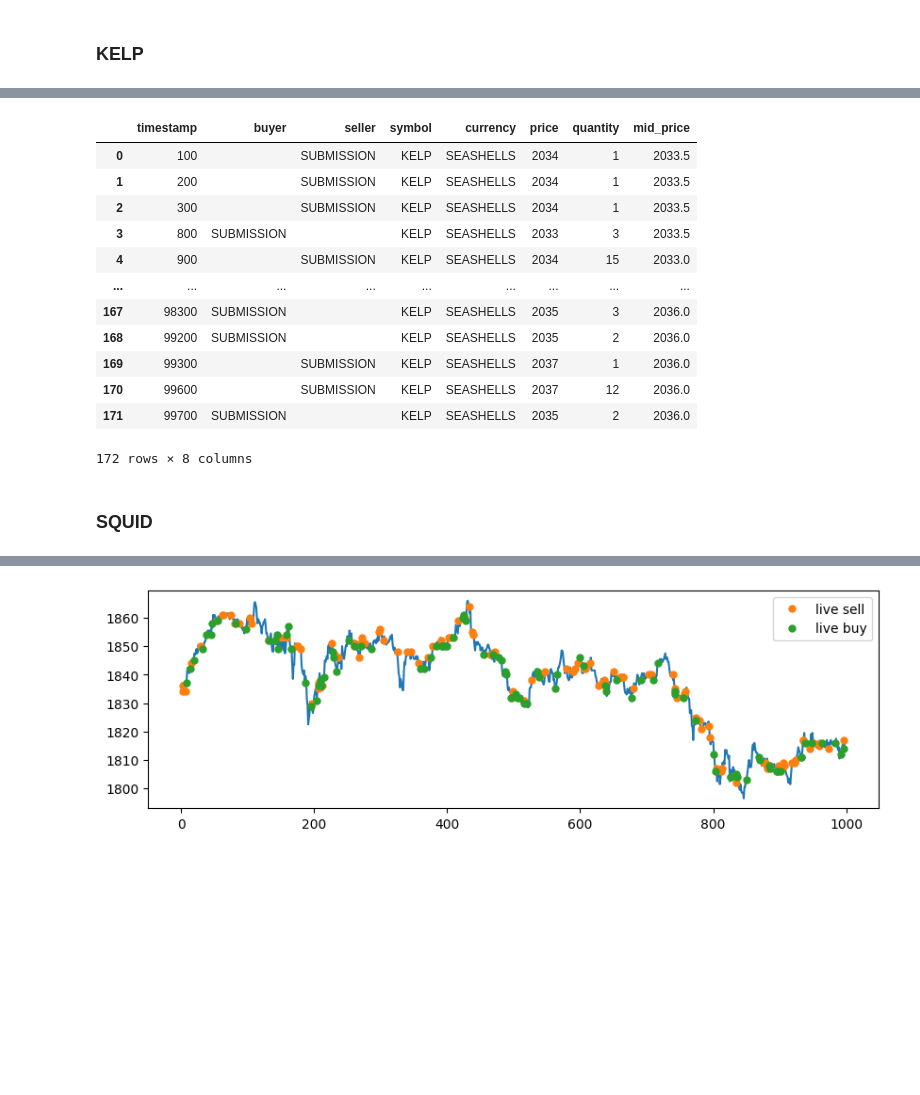
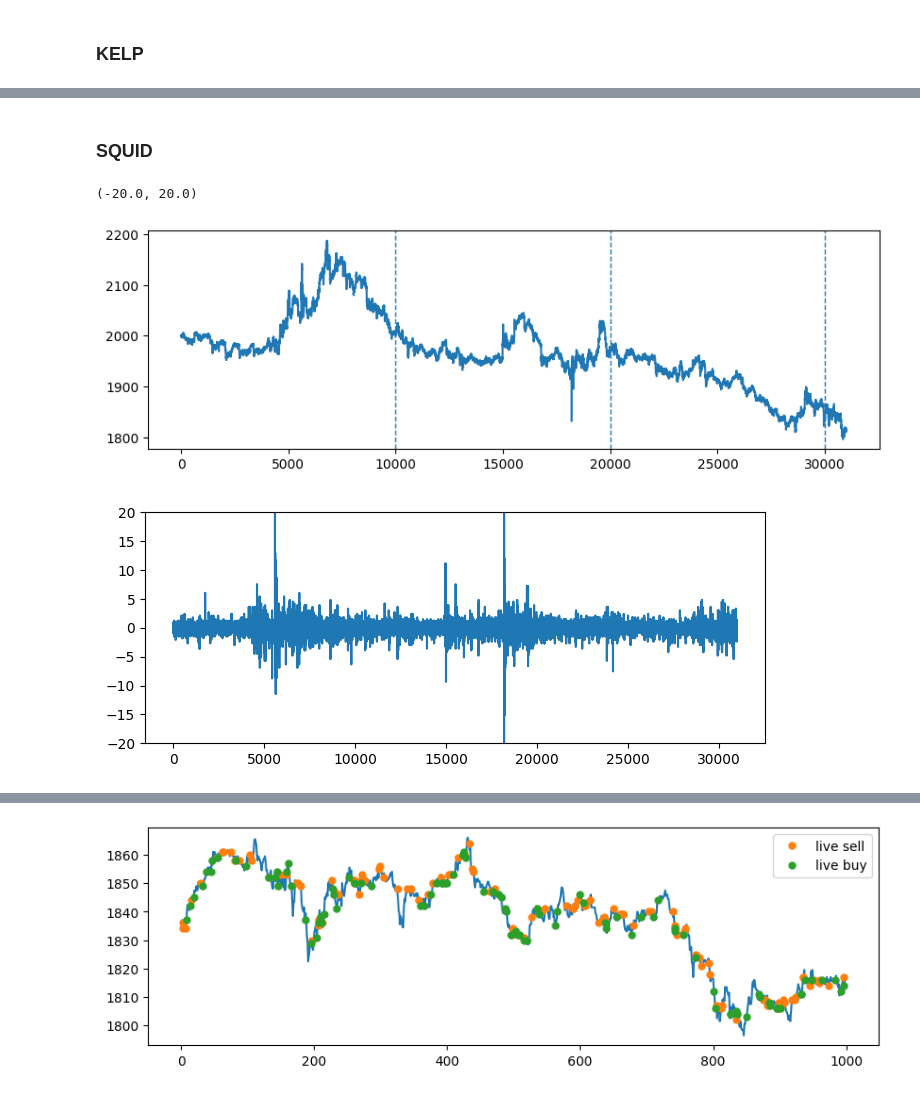
Before and after one commit to karinsim/Prosperity-by-IMC, a Jupyter notebook: round1.ipynb, the cells around one changed output, grey strips where cells are left out. Cells and saved outputs as stored; diff of their text form; code cells hidden in the pictures; blank space fills up the shorter version.

```diff
--- a/round1.ipynb
+++ b/round1.ipynb
@@ -115,18 +104,19 @@ plt.show()
-# %%
-kelp_hist
-# %% [output]
-|  | timestamp | buyer | seller | symbol | currency | price | quantity | mid_price |
-| 0 | 100 |  | SUBMISSION | KELP | SEASHELLS | 2034 | 1 | 2033.5 |
-| 1 | 200 |  | SUBMISSION | KELP | SEASHELLS | 2034 | 1 | 2033.5 |
-| 2 | 300 |  | SUBMISSION | KELP | SEASHELLS | 2034 | 1 | 2033.5 |
-| 3 | 800 | SUBMISSION |  | KELP | SEASHELLS | 2033 | 3 | 2033.5 |
-| 4 | 900 |  | SUBMISSION | KELP | SEASHELLS | 2034 | 15 | 2033.0 |
-| ... | ... | ... | ... | ... | ... | ... | ... | ... |
-| 167 | 98300 | SUBMISSION |  | KELP | SEASHELLS | 2035 | 3 | 2036.0 |
-| 168 | 99200 | SUBMISSION |  | KELP | SEASHELLS | 2035 | 2 | 2036.0 |
-| 169 | 99300 |  | SUBMISSION | KELP | SEASHELLS | 2037 | 1 | 2036.0 |
-| 170 | 99600 |  | SUBMISSION | KELP | SEASHELLS | 2037 | 12 | 2036.0 |
-| 171 | 99700 | SUBMISSION |  | KELP | SEASHELLS | 2035 | 2 | 2036.0 |
-172 rows × 8 columns
 # %% [markdown]
 ### SQUID
+# %%
+plt.figure(figsize=(10,3))
+SQUID["mid_price"].plot()
+plt.axvline(10000, ls='dashed', lw=1)
+plt.axvline(20000, ls='dashed', lw=1)
+plt.axvline(30000, ls='dashed', lw=1)
+
+
+plt.figure(figsize=(8,3))
+diff = SQUID["mid_price"].diff().dropna()
+diff = (diff - diff.mean()) / diff.std()
+diff.plot()
+plt.ylim((-20,20))
+# %% [output]
+(-20.0, 20.0)
+[figure, added]
+[figure, added]
```
Also changed, not shown: parts of 13 cells of this notebook, 2 other files.
